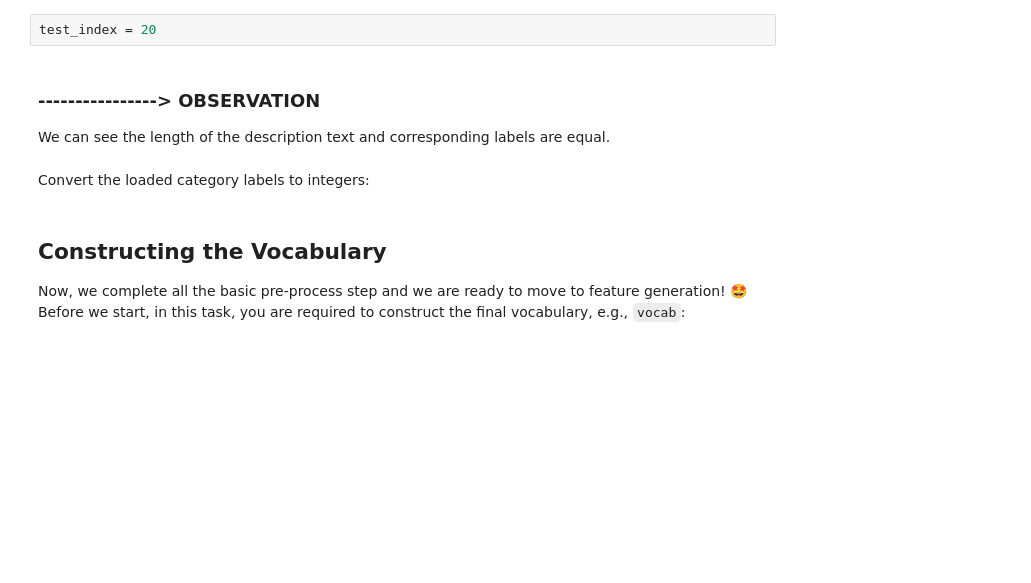
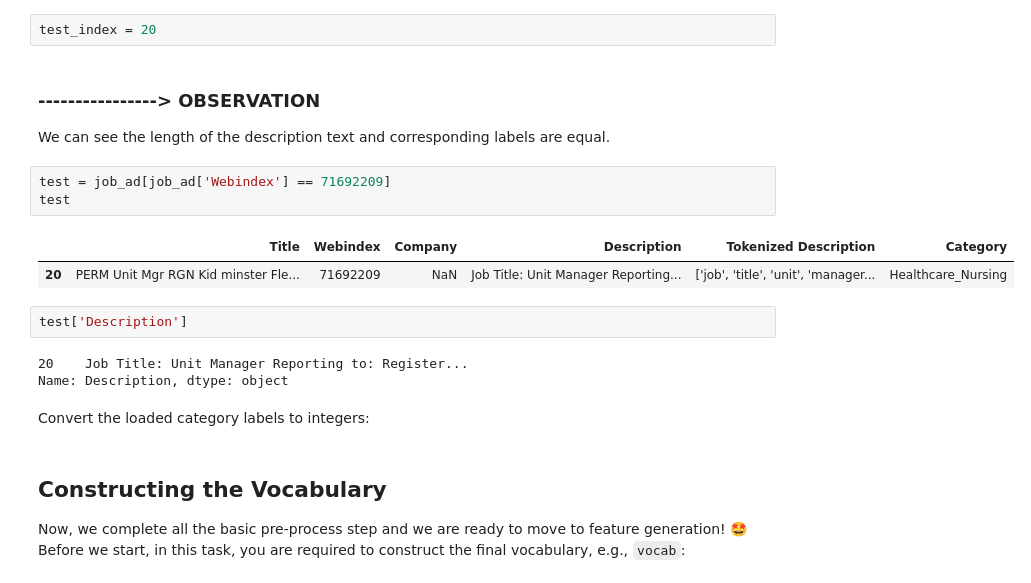
Before and after one commit to tnathu-ai/NLP-Job-Ad, a Jupyter notebook: task2_3.ipynb, the cells around one changed output. Saved outputs shown, nothing was run; the diff lists cells and outputs as text; blank space fills up the shorter version.

```diff
--- a/task2_3.ipynb
+++ b/task2_3.ipynb
@@ -107,6 +186,17 @@ test_index = 20
 ### ----------------> OBSERVATION
 
 We can see the length of the description text and corresponding labels are equal.
+# %%
+test = job_ad[job_ad['Webindex'] == 71692209]
+test
+# %% [output]
+|  | Title | Webindex | Company | Description | Tokenized Description | Category |
+| 20 | PERM Unit Mgr RGN Kid minster Fle... | 71692209 | NaN | Job Title: Unit Manager Reporting... | ['job', 'title', 'unit', 'manager... | Healthcare_Nursing |
+# %%
+test['Description']
+# %% [output]
+20    Job Title: Unit Manager Reporting to: Register...
+Name: Description, dtype: object
 # %% [markdown]
 Convert the loaded category labels to integers:
 # %% [markdown]
```
Also changed, not shown: parts of 10 cells of this notebook, 2 other files.
